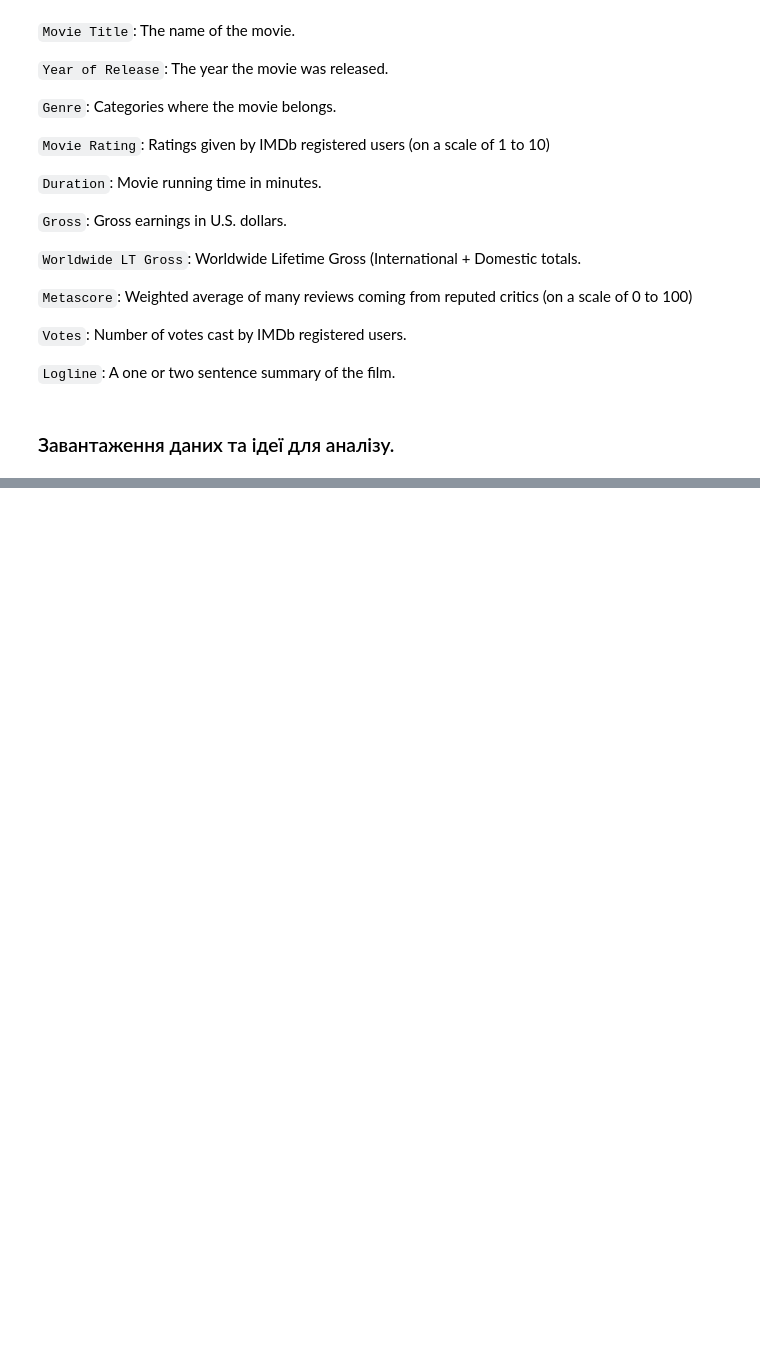
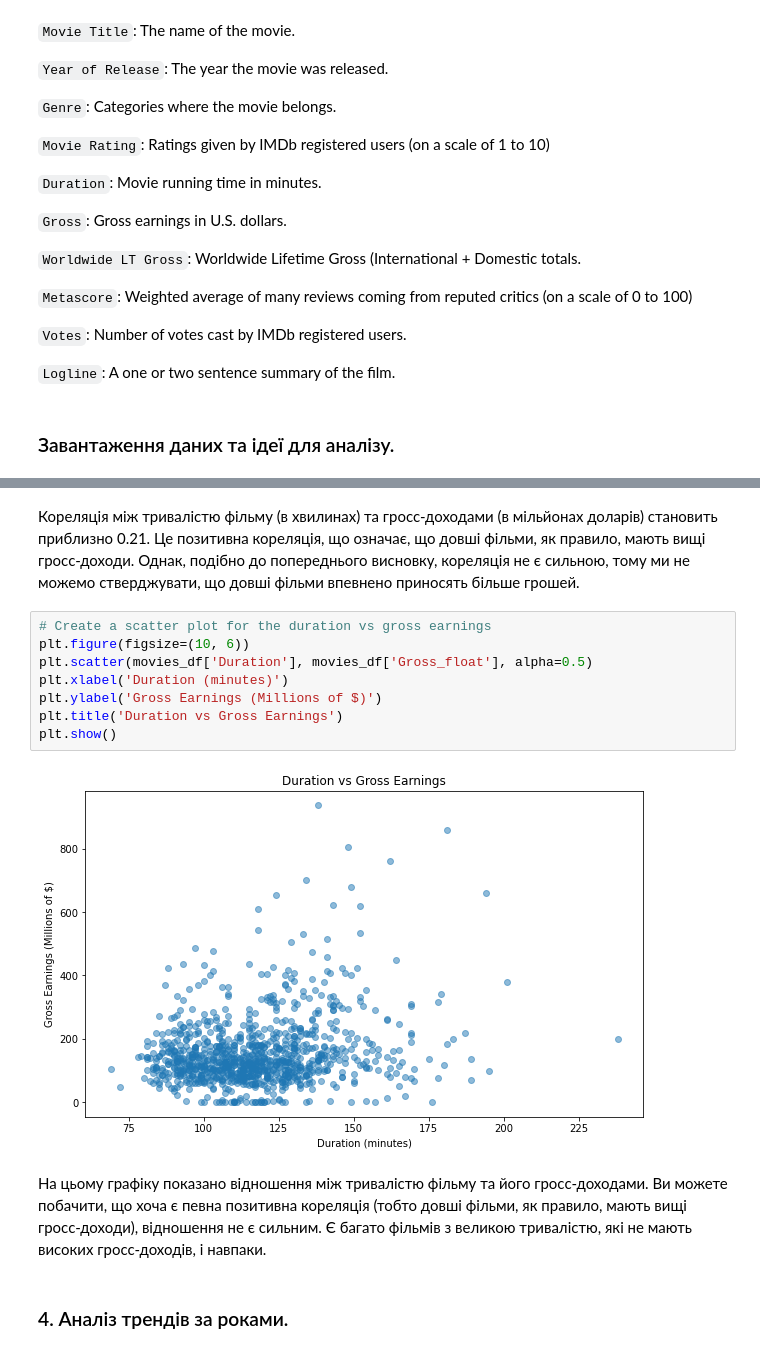
Before and after one commit to roman-povzyk/chatGPT_code_interpreter_projects, a Jupyter notebook: Top 1000 Highest Grossing Movies Of All Time (from Kaggle).ipynb, the cells around one changed output, grey strips where cells are left out. Cells and saved outputs as stored; diff of their text form; blank space fills up the shorter version.

```diff
--- a/Top 1000 Highest Grossing Movies Of All Time (from Kaggle).ipynb
+++ b/Top 1000 Highest Grossing Movies Of All Time (from Kaggle).ipynb
@@ -57,0 +157,16 @@ movies_df.head()
+# %% [markdown]
+Кореляція між тривалістю фільму (в хвилинах) та гросс-доходами (в мільйонах доларів) становить приблизно 0.21. Це позитивна кореляція, що означає, що довші фільми, як правило, мають вищі гросс-доходи. Однак, подібно до попереднього висновку, кореляція не є сильною, тому ми не можемо стверджувати, що довші фільми впевнено приносять більше грошей.
+# %%
+# Create a scatter plot for the duration vs gross earnings
+plt.figure(figsize=(10, 6))
+plt.scatter(movies_df['Duration'], movies_df['Gross_float'], alpha=0.5)
+plt.xlabel('Duration (minutes)')
+plt.ylabel('Gross Earnings (Millions of $)')
+plt.title('Duration vs Gross Earnings')
+plt.show()
+# %% [output]
+[figure, added]
+# %% [markdown]
+На цьому графіку показано відношення між тривалістю фільму та його гросс-доходами. Ви можете побачити, що хоча є певна позитивна кореляція (тобто довші фільми, як правило, мають вищі гросс-доходи), відношення не є сильним. Є багато фільмів з великою тривалістю, які не мають високих гросс-доходів, і навпаки.
+# %% [markdown]
+### 4. Аналіз трендів за роками.
```
Also changed, not shown: parts of 41 cells of this notebook.
